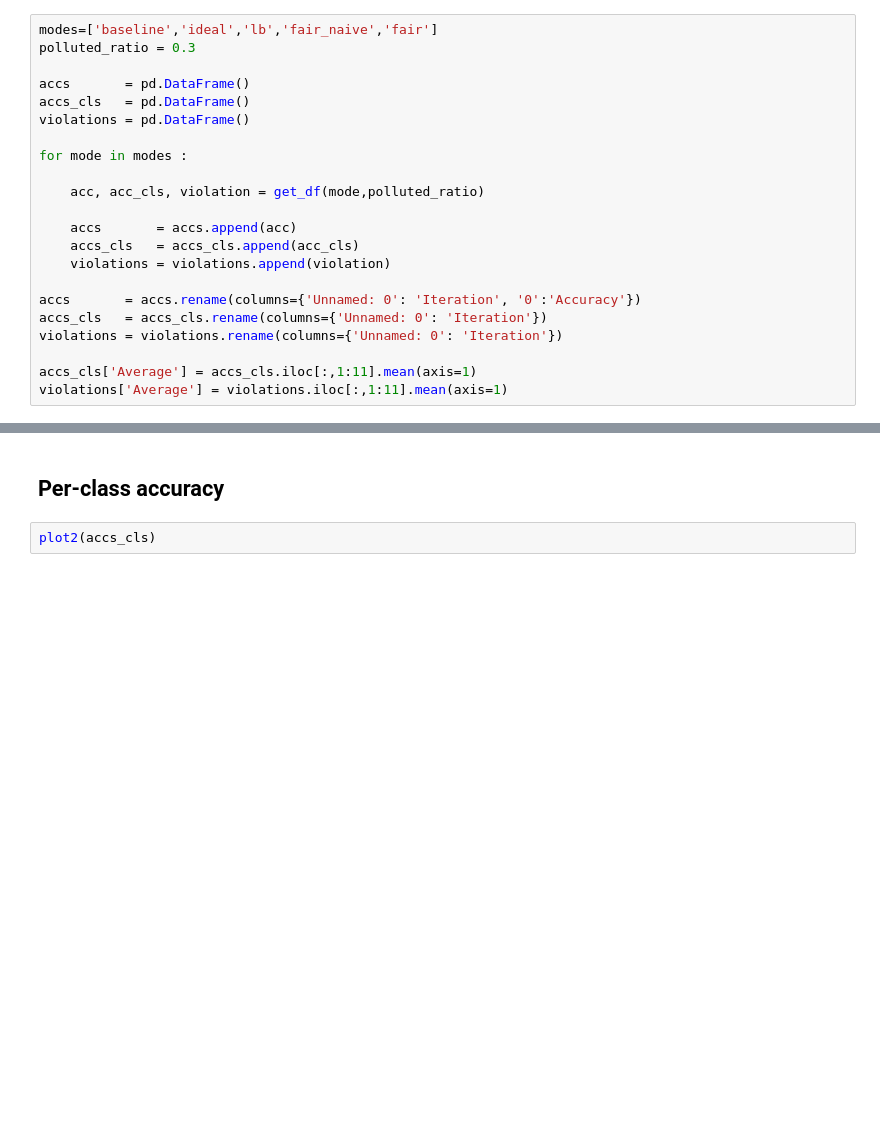
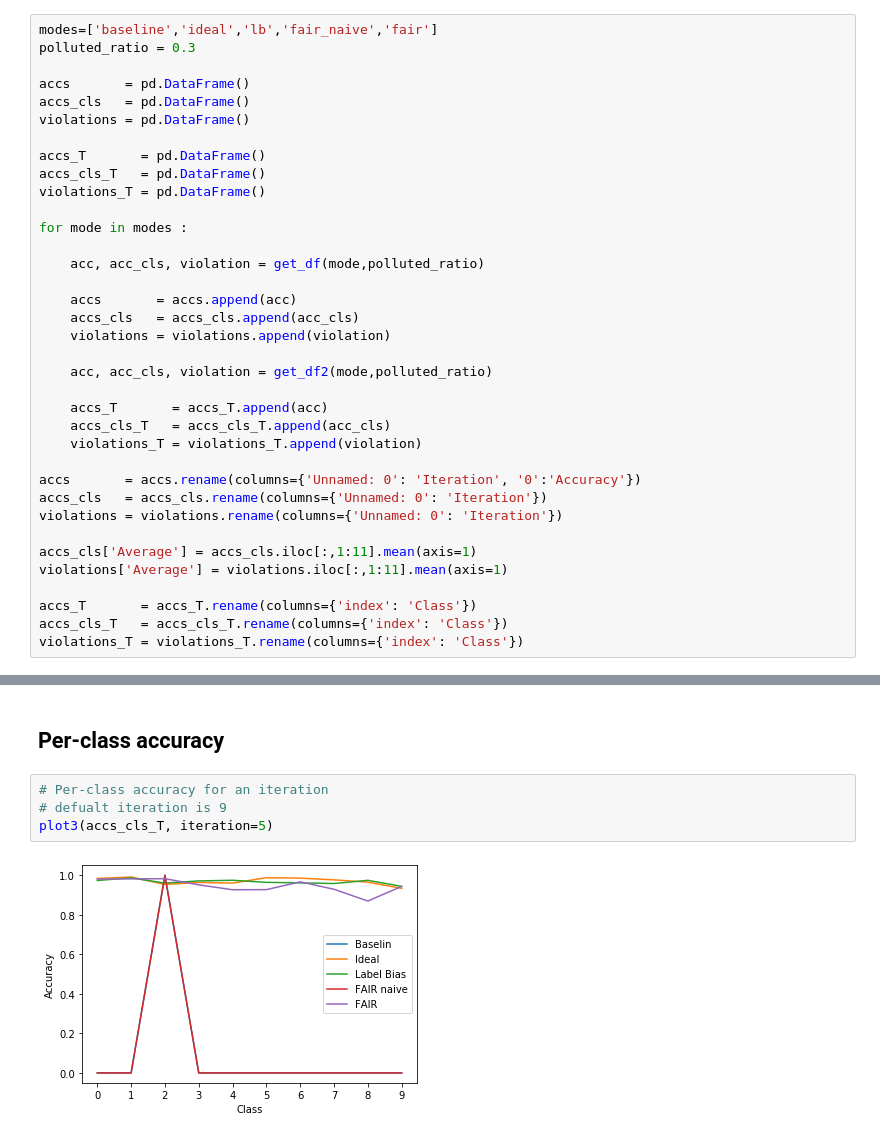
Before and after one commit to eric-yoo/FAIR, a Jupyter notebook: Parser.ipynb, the cells around one changed output, grey strips where cells are left out. Cells and saved outputs as stored; diff of their text form; blank space fills up the shorter version.

```diff
--- a/Parser.ipynb
+++ b/Parser.ipynb
@@ -28,6 +55,10 @@ polluted_ratio = 0.3
 accs       = pd.DataFrame()
 accs_cls   = pd.DataFrame()
 violations = pd.DataFrame()
+
+accs_T       = pd.DataFrame()
+accs_cls_T   = pd.DataFrame()
+violations_T = pd.DataFrame()
 
 for mode in modes :
 
@@ -37,9 +68,19 @@ for mode in modes :
     accs_cls   = accs_cls.append(acc_cls)
     violations = violations.append(violation)
 
+    acc, acc_cls, violation = get_df2(mode,polluted_ratio)
+
+    accs_T       = accs_T.append(acc)
+    accs_cls_T   = accs_cls_T.append(acc_cls)
+    violations_T = violations_T.append(violation)
+
 accs       = accs.rename(columns={'Unnamed: 0': 'Iteration', '0':'Accuracy'})
 accs_cls   = accs_cls.rename(columns={'Unnamed: 0': 'Iteration'})
 violations = violations.rename(columns={'Unnamed: 0': 'Iteration'})
 
 accs_cls['Average'] = accs_cls.iloc[:,1:11].mean(axis=1)
 violations['Average'] = violations.iloc[:,1:11].mean(axis=1)
+
+accs_T       = accs_T.rename(columns={'index': 'Class'})
+accs_cls_T   = accs_cls_T.rename(columns={'index': 'Class'})
+violations_T = violations_T.rename(columns={'index': 'Class'})
@@ -107,4 +190,8 @@ plot2(violations,2)
 # %% [markdown]
 ## Per-class accuracy
 # %%
-plot2(accs_cls)
+# Per-class accuracy for an iteration
+# defualt iteration is 9
+plot3(accs_cls_T, iteration=5)
+# %% [output]
+[figure, added]
```
Also changed, not shown: parts of 11 cells of this notebook.
